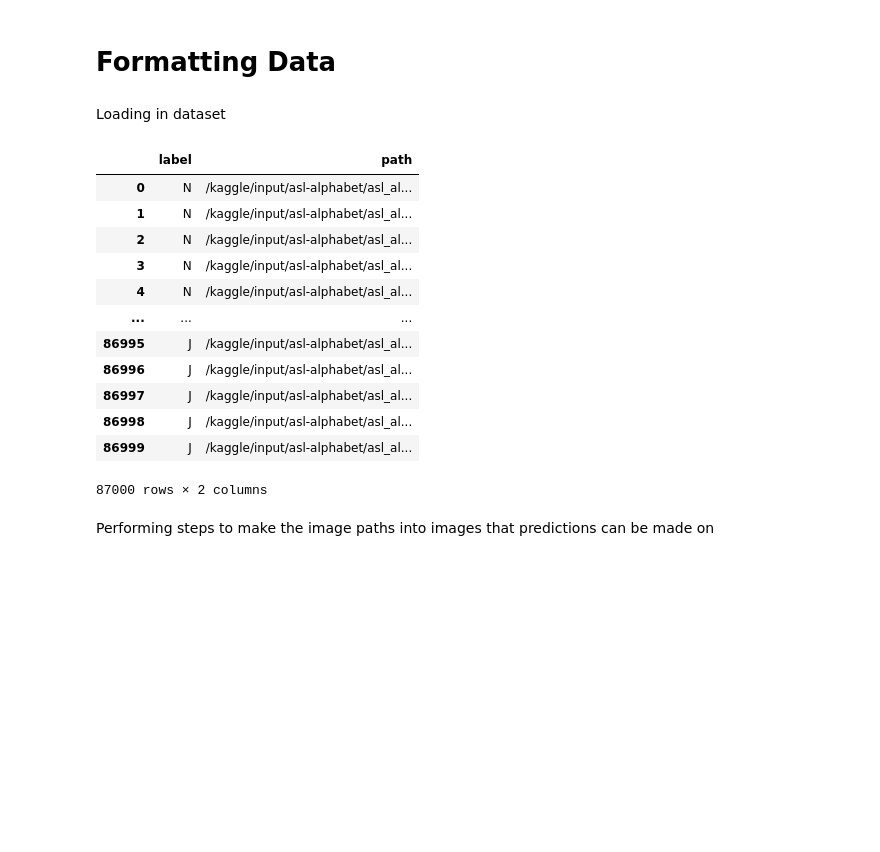
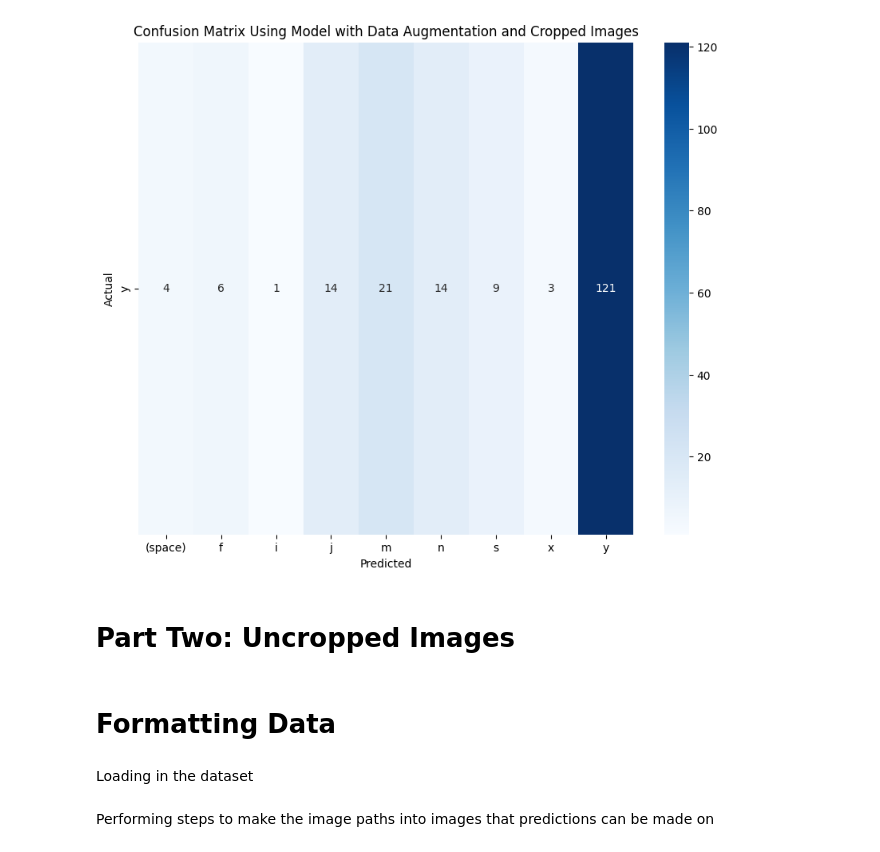
Before and after one commit to Nina-mvH/ASL_alphabet_recognition, a Jupyter notebook: Using_ASL_model.ipynb, the cells around one changed output. Saved outputs shown, nothing was run; the diff lists cells and outputs as text; code cells hidden in the pictures; blank space fills up the shorter version.

```diff
--- a/Using_ASL_model.ipynb
+++ b/Using_ASL_model.ipynb
@@ -81,33 +263,30 @@ c
+# %%
+confusion_matrix = pd.crosstab(cropped_df['label'], cropped_df['aug_model_pred'])
+
+plt.figure(figsize=(10, 8))
+sns.heatmap(confusion_matrix, annot=True, cmap='Blues', fmt='d')
+plt.xlabel('Predicted')
+plt.ylabel('Actual')
+plt.title('Confusion Matrix Using Model with Data Augmentation and Cropped Images')
+plt.show()
+# %% [output]
+[figure, added]
+# %% [markdown]
+# **Part Two: Uncropped Images**
 # %% [markdown]
 # Formatting Data
 # %% [markdown]
-Loading in dataset
+Loading in the dataset
 # %%
-#assign the pathway to the kaggle dataset's training folder as the variable "train_folder"
-train_folder = '/kaggle/input/asl-alphabet/asl_alphabet_train/asl_alphabet_train'
-all_data = []
+uncropped_folder = '/kaggle/input/cropping-test-images/uncropped'
+all_uncropped_data = []
 #travel through everything in the training data to get the label and path and add it to all_data
-for folder in os.listdir(train_folder):
-	label_folder = os.path.join(train_folder, folder)
+for folder in os.listdir(uncropped_folder):
+	label_folder = os.path.join(uncropped_folder, folder)
 	onlyfiles = [{'label':folder,'path':os.path.join(label_folder, f)} for f in os.listdir(label_folder) if os.path.isfile(os.path.join(label_folder, f))]
-	all_data += onlyfiles
+	all_uncropped_data += onlyfiles
 #create a data frame with all the labels and pathways
-data_df = pd.DataFrame(all_data)
-data_df
+uncropped_df = pd.DataFrame(all_uncropped_data)
-# %% [output]
-|  | label | path |
-| 0 | N | /kaggle/input/asl-alphabet/asl_al... |
-| 1 | N | /kaggle/input/asl-alphabet/asl_al... |
-| 2 | N | /kaggle/input/asl-alphabet/asl_al... |
-| 3 | N | /kaggle/input/asl-alphabet/asl_al... |
-| 4 | N | /kaggle/input/asl-alphabet/asl_al... |
-| ... | ... | ... |
-| 86995 | J | /kaggle/input/asl-alphabet/asl_al... |
-| 86996 | J | /kaggle/input/asl-alphabet/asl_al... |
-| 86997 | J | /kaggle/input/asl-alphabet/asl_al... |
-| 86998 | J | /kaggle/input/asl-alphabet/asl_al... |
-| 86999 | J | /kaggle/input/asl-alphabet/asl_al... |
-87000 rows × 2 columns
 # %% [markdown]
 Performing steps to make the image paths into images that predictions can be made on
 # %%
```
Also changed, not shown: parts of 32 cells of this notebook.
